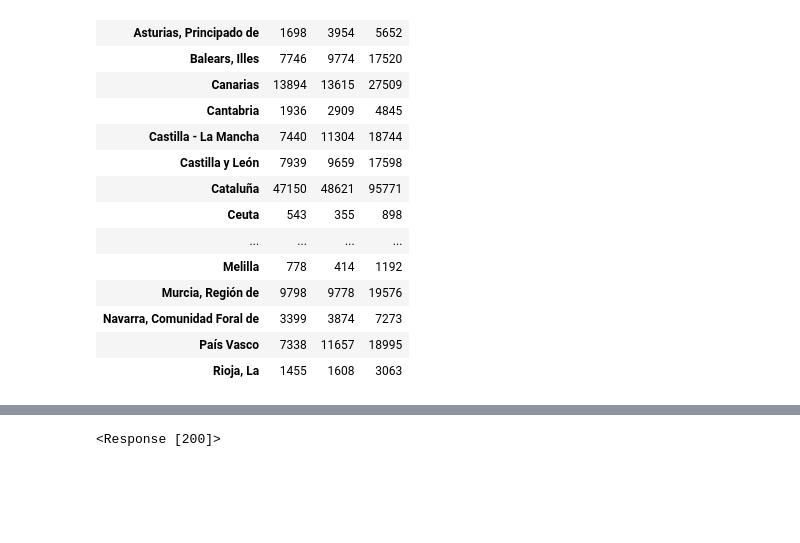
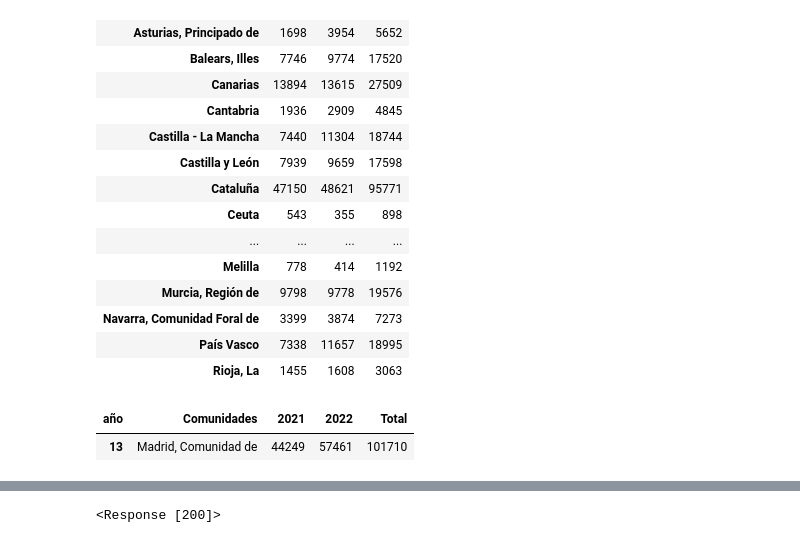
Before and after one commit to monicaclaros/ETL_P4, a Jupyter notebook: principal.ipynb, the cells around one changed output, grey strips where cells are left out. Cells and saved outputs as stored; diff of their text form; code cells hidden in the pictures; blank space fills up the shorter version.

```diff
--- a/principal.ipynb
+++ b/principal.ipynb
@@ -208,3 +209,11 @@ ccaa_2022
 | Navarra, Comunidad Foral de | 3399 | 3874 | 7273 |
 | País Vasco | 7338 | 11657 | 18995 |
 | Rioja, La | 1455 | 1608 | 3063 |
+# %%
+#Elegimos a la CCAA de Madrid
+df_reset = ccaa_2022.reset_index()
+df_madrid = df_reset[df_reset['Comunidades'] == "Madrid, Comunidad de"]
+df_madrid
+# %% [output]
+| año | Comunidades | 2021 | 2022 | Total |
+| 13 | Madrid, Comunidad de | 44249 | 57461 | 101710 |
```
Also changed, not shown: parts of 2 cells of this notebook, 2 other files.
